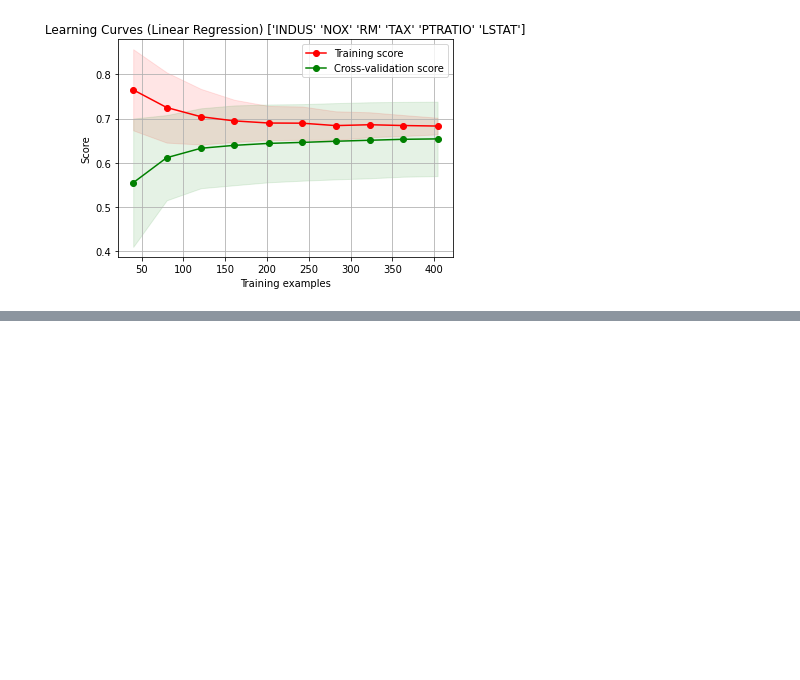
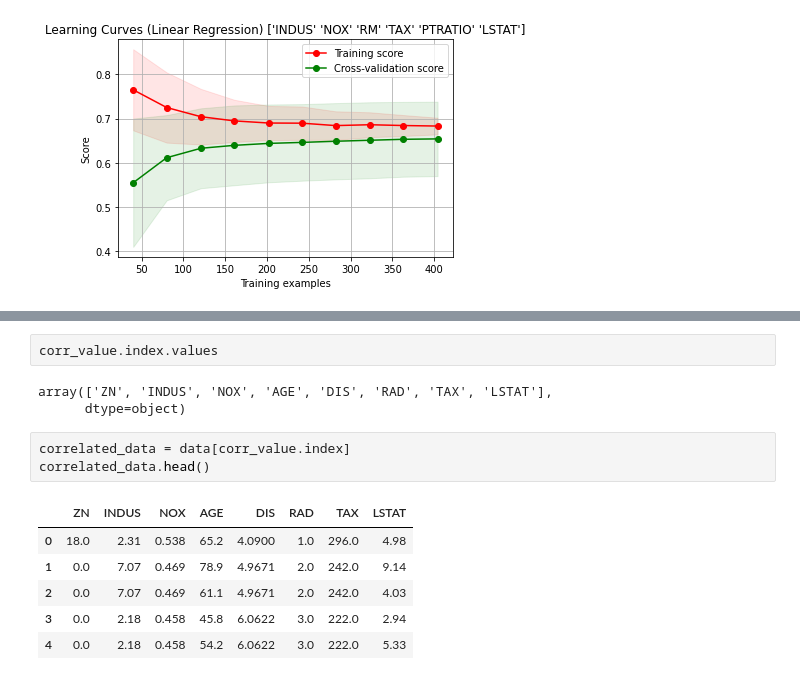
Before and after one commit to carlos-paezf/Deep_Learning, a Jupyter notebook: Primer_Corte/P1T4_S2_Linear Regression Machine Learning Crash Course.ipynb, the cells around one changed output, grey strips where cells are left out. Cells and saved outputs as stored; diff of their text form; blank space fills up the shorter version.

```diff
--- a/Primer_Corte/P1T4_S2_Linear Regression Machine Learning Crash Course.ipynb
+++ b/Primer_Corte/P1T4_S2_Linear Regression Machine Learning Crash Course.ipynb
@@ -638,0 +655,15 @@ plt.show()
+# %%
+corr_value.index.values
+# %% [output]
+array(['ZN', 'INDUS', 'NOX', 'AGE', 'DIS', 'RAD', 'TAX', 'LSTAT'],
+      dtype=object)
+# %%
+correlated_data = data[corr_value.index]
+correlated_data.head()
+# %% [output]
+|  | ZN | INDUS | NOX | AGE | DIS | RAD | TAX | LSTAT |
+| 0 | 18.0 | 2.31 | 0.538 | 65.2 | 4.0900 | 1.0 | 296.0 | 4.98 |
+| 1 | 0.0 | 7.07 | 0.469 | 78.9 | 4.9671 | 2.0 | 242.0 | 9.14 |
+| 2 | 0.0 | 7.07 | 0.469 | 61.1 | 4.9671 | 2.0 | 242.0 | 4.03 |
+| 3 | 0.0 | 2.18 | 0.458 | 45.8 | 6.0622 | 3.0 | 222.0 | 2.94 |
+| 4 | 0.0 | 2.18 | 0.458 | 54.2 | 6.0622 | 3.0 | 222.0 | 5.33 |
```
Also changed, not shown: parts of 21 cells of this notebook.
